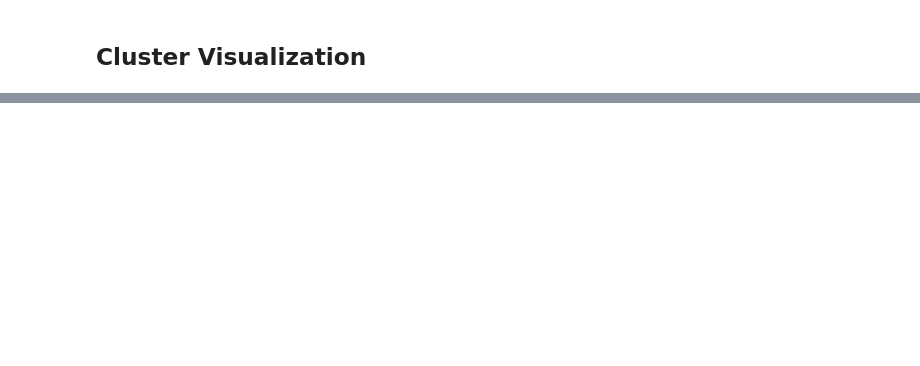
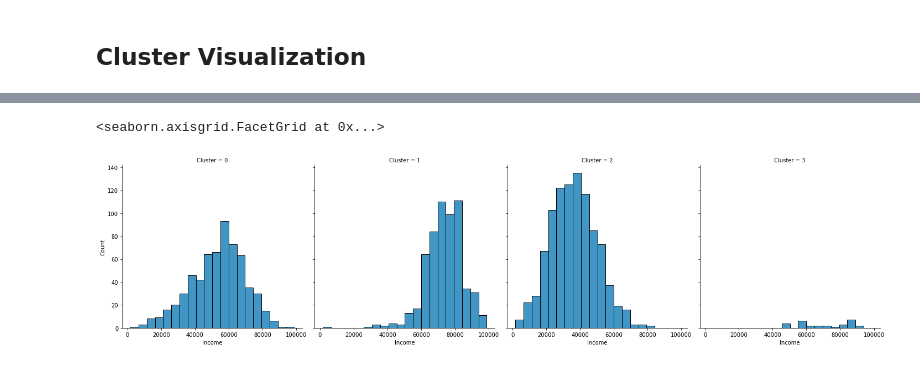
Before and after one commit to BBenicio/customer-personality, a Jupyter notebook: customer_personality.ipynb, the cells around one changed output, grey strips where cells are left out. Saved outputs shown, nothing was run; the diff lists cells and outputs as text; code cells hidden in the pictures; blank space fills up the shorter version.

```diff
--- a/customer_personality.ipynb
+++ b/customer_personality.ipynb
@@ -684,0 +758,5 @@ sns.relplot(data=plotdata, x='x', y='y', hue='labels', col='algs')
+# %%
+sns.displot(data=df_results[df_results['Income'] < 100000], x='Income', col='Cluster')
+# %% [output]
+<seaborn.axisgrid.FacetGrid at 0x...>
+[figure, added]
```
Also changed, not shown: parts of 86 cells of this notebook.
